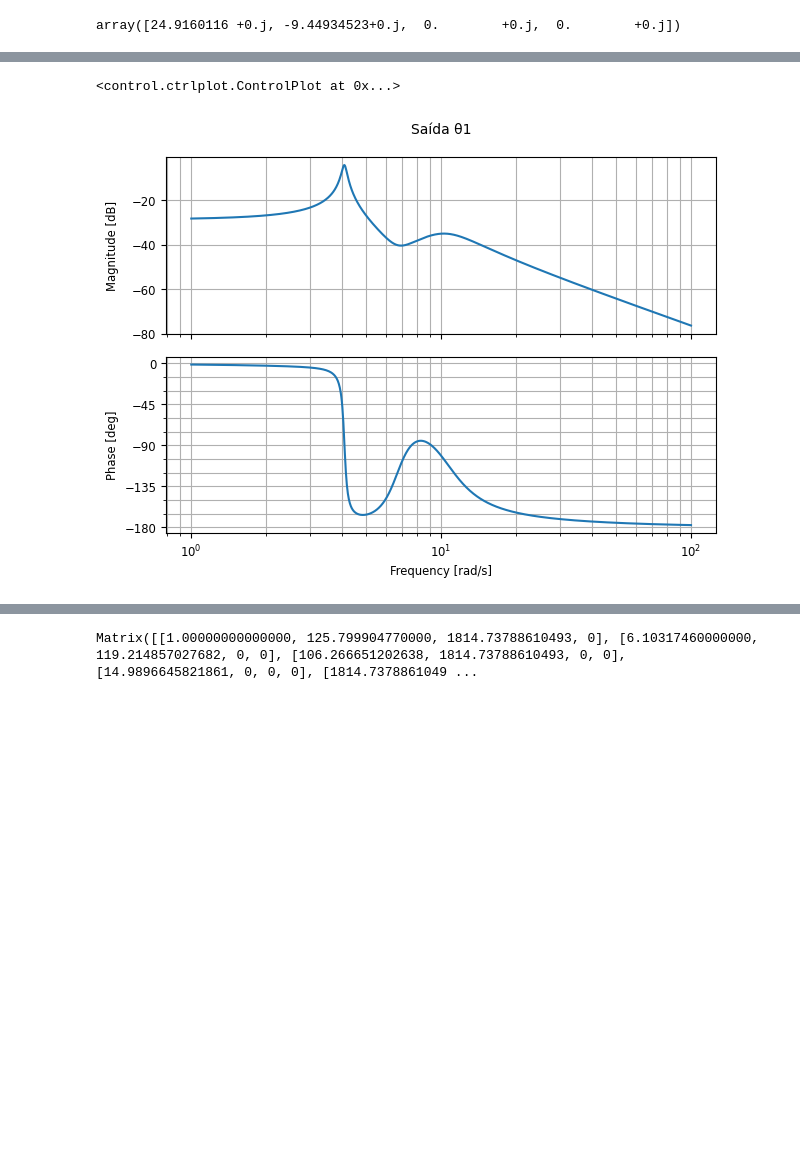
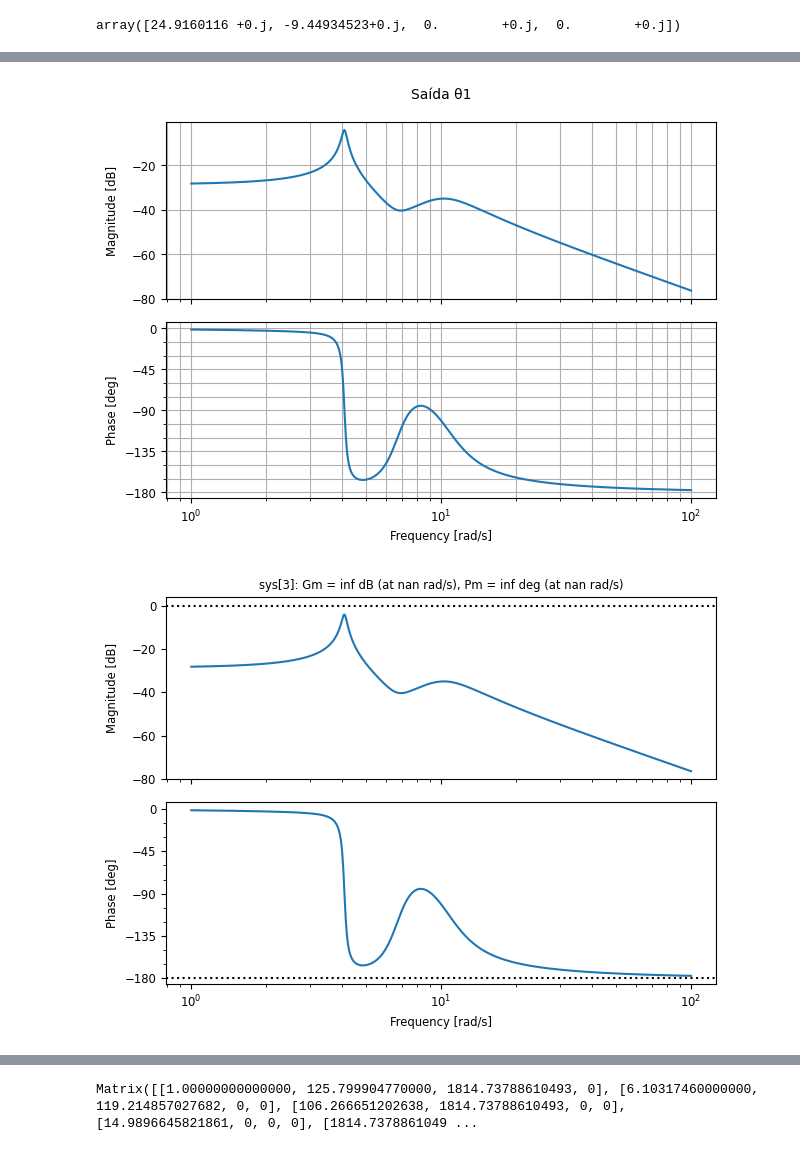
Before and after one commit to asneideris/PME3380, a Jupyter notebook: linjupy.ipynb, the cells around one changed output, grey strips where cells are left out. Cells and saved outputs as stored; diff of their text form; code cells hidden in the pictures; blank space fills up the shorter version.

```diff
--- a/linjupy.ipynb
+++ b/linjupy.ipynb
@@ -243,8 +244,9 @@ ctr.bode_plot(G1, dB=True, title = 'Saída θ0')
 # %%
 #Diagrama de Bode da saida theta1
-ctr.bode(G2, dB=True, title = 'Saída θ1')
+plt.show(ctr.bode(G2, dB=True, title = 'Saída θ1'))
+plt.show(ctr.bode(G2, dB=True, title='Saída θ1', display_margins=True))
 # %% [output]
-<control.ctrlplot.ControlPlot at 0x...>
 [figure]
+[figure, added]
 # %%
 #Diagrama de bode da saida theta2
```
Also changed, not shown: parts of 6 cells of this notebook.
